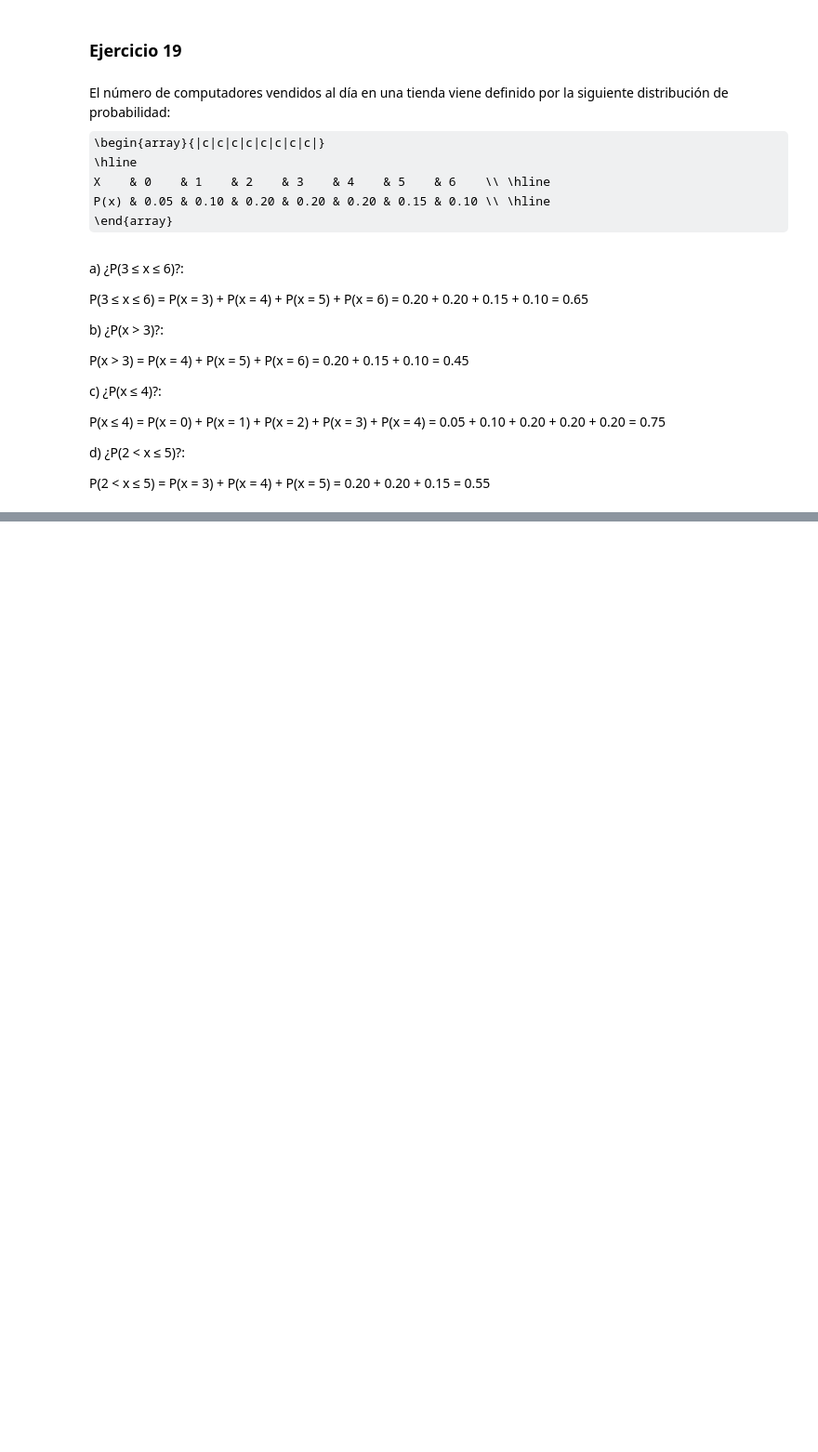
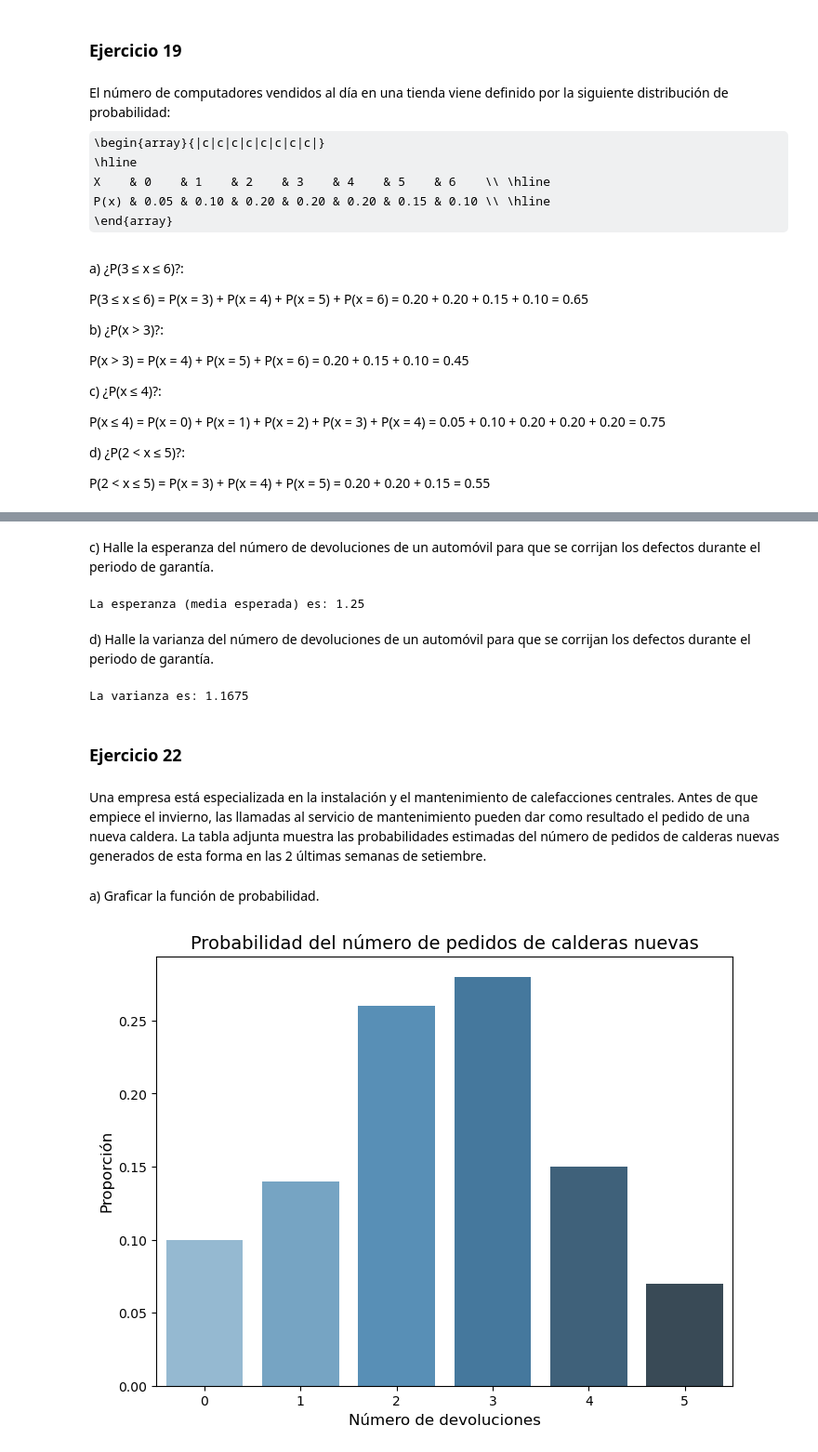
Before and after one commit to TauberF/AnalisisDeDatos, a Jupyter notebook: Practico3/Practico3.ipynb, the cells around one changed output, grey strips where cells are left out. Shown: that part at 93% size. Drawn from its saved outputs; the diff is of its cells as text; code cells hidden in the pictures; some formulas as TeX source; blank space fills up the shorter version.

```diff
--- a/Practico3/Practico3.ipynb
+++ b/Practico3/Practico3.ipynb
@@ -251,0 +360,42 @@ P(2 < x ≤ 5) = P(x = 3) + P(x = 4) + P(x = 5) = 0.20 + 0.20 + 0.15 = 0.55
+# %% [markdown]
+c) Halle la esperanza del número de devoluciones de un automóvil para que se corrijan los defectos durante el periodo de garantía.
+# %%
+esperanza = np.sum(df['Número de devoluciones'] * df['Proporción'])
+
+print(f'La esperanza (media esperada) es: {esperanza:.2f}')
+# %% [output]
+La esperanza (media esperada) es: 1.25
+# %% [markdown]
+d) Halle la varianza del número de devoluciones de un automóvil para que se corrijan los defectos durante el periodo de garantía.
+# %%
+varianza = np.sum((df['Número de devoluciones'] - esperanza) ** 2 * df['Proporción'])
+
+print(f'La varianza es: {varianza:.4f}')
+# %% [output]
+La varianza es: 1.1675
+# %% [markdown]
+### Ejercicio 22
+# %% [markdown]
+Una empresa está especializada en la instalación y el mantenimiento de calefacciones centrales. Antes de que empiece el invierno, las llamadas al servicio de mantenimiento pueden dar como resultado el pedido de una nueva caldera. La tabla adjunta muestra las probabilidades estimadas del número de pedidos de calderas nuevas generados de esta forma en las 2 últimas semanas de setiembre.
+# %% [markdown]
+a) Graficar la función de probabilidad.
+# %%
+import seaborn as sns
+
+dataEj22 = {'Número de devoluciones': [0, 1, 2, 3, 4, 5],
+        'Proporción': [0.10, 0.14, 0.26, 0.28, 0.15, 0.07]}
+df = pd.DataFrame(dataEj22)
+
+# Graficar los datos
+plt.figure(figsize=(8, 6))
+sns.barplot(x='Número de devoluciones', y='Proporción', data=df, palette='Blues_d')
+
+# Título y etiquetas
+plt.title('Probabilidad del número de pedidos de calderas nuevas', fontsize=14)
+plt.xlabel('Número de devoluciones', fontsize=12)
+plt.ylabel('Proporción', fontsize=12)
+
+# Mostrar el gráfico
+plt.show()
+# %% [output]
+[figure, added]
```
Also changed, not shown: parts of 44 cells of this notebook.
